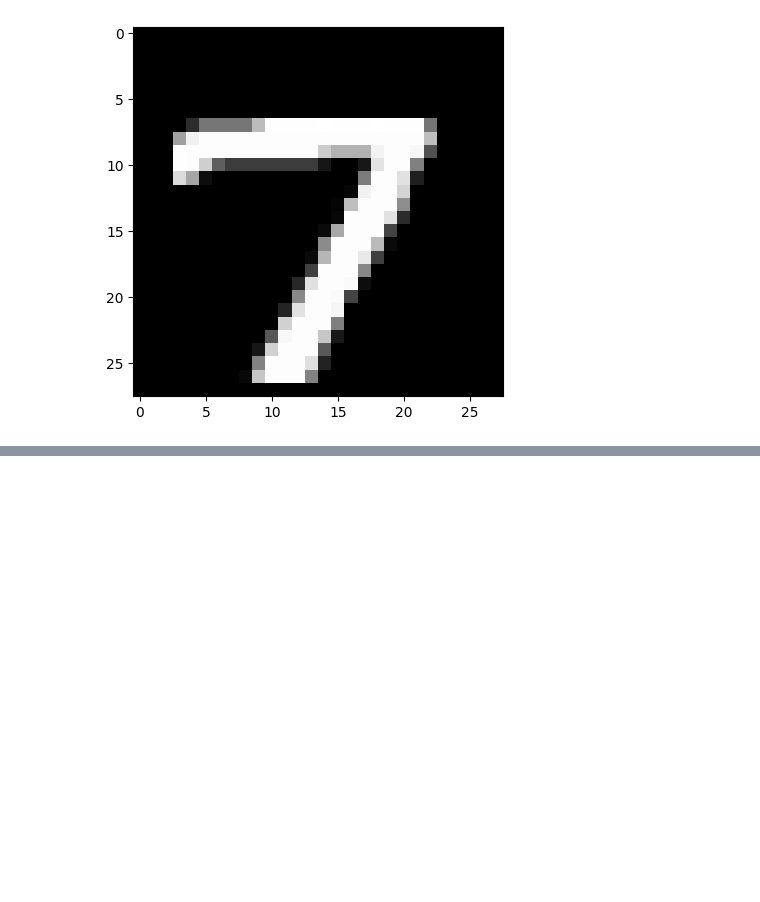
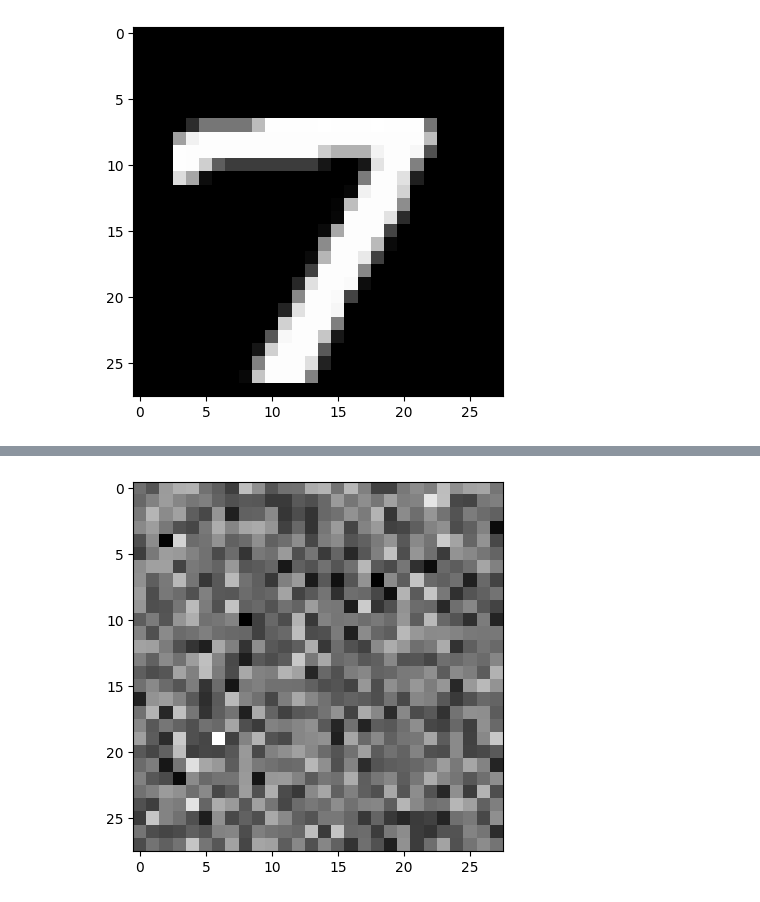
Before and after one commit to Ellie749/Diffusion_Model_From_Scratch, a Jupyter notebook: src/experiments.ipynb, the cells around one changed output, grey strips where cells are left out. Cells and saved outputs as stored; diff of their text form; code cells hidden in the pictures; blank space fills up the shorter version.

```diff
--- a/src/experiments.ipynb
+++ b/src/experiments.ipynb
@@ -62,0 +90,12 @@ class simpleUNet(nn.Module):
+# %%
+def forward_add_noise(image, timestep):
+    noise = torch.randn(image.shape)
+    return noise
+
+
+noise = forward_add_noise(images[0], 1)
+
+plt.imshow(noise.squeeze(), cmap='gray')
+plt.show()
+# %% [output]
+[figure, added]
```
Also changed, not shown: parts of 3 cells of this notebook.
